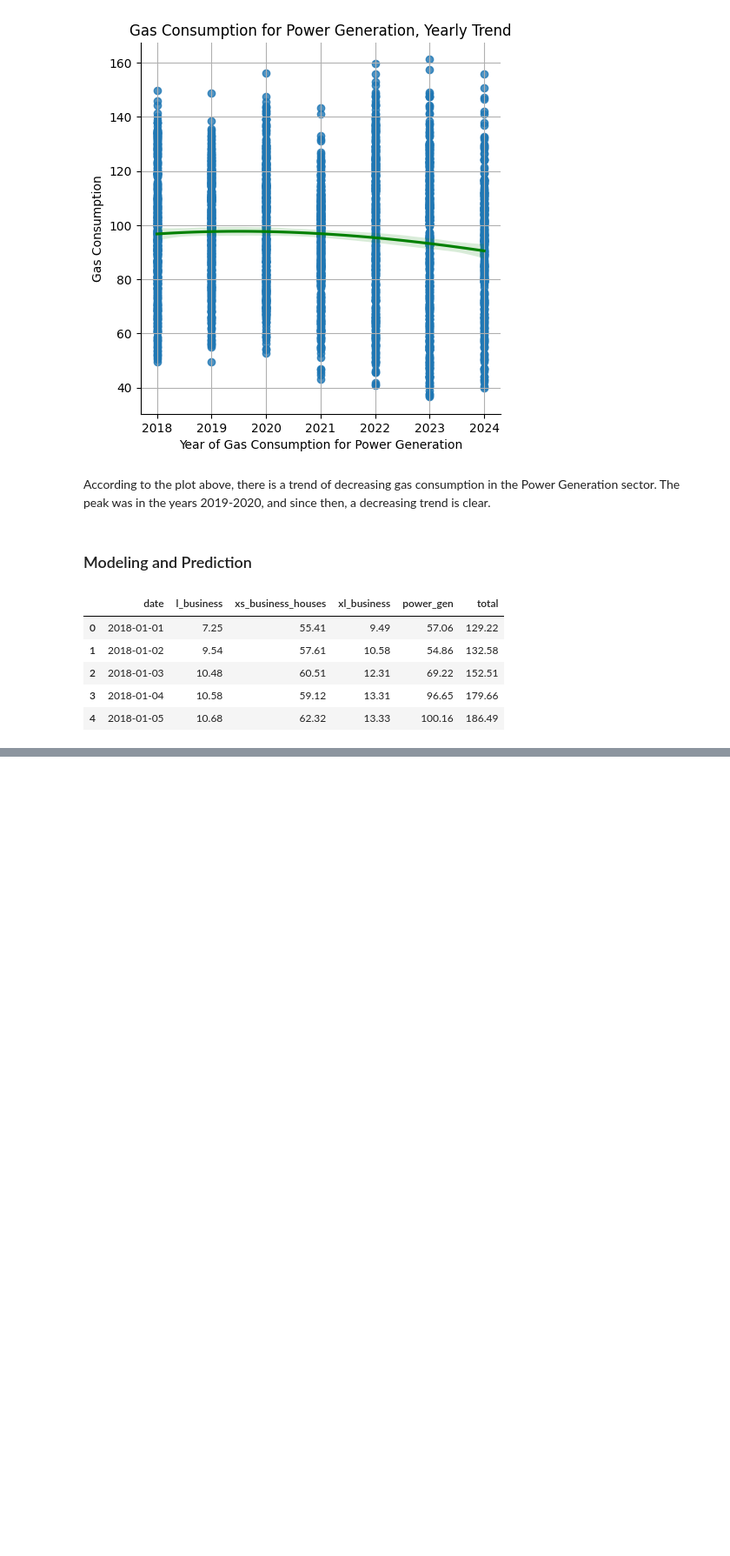
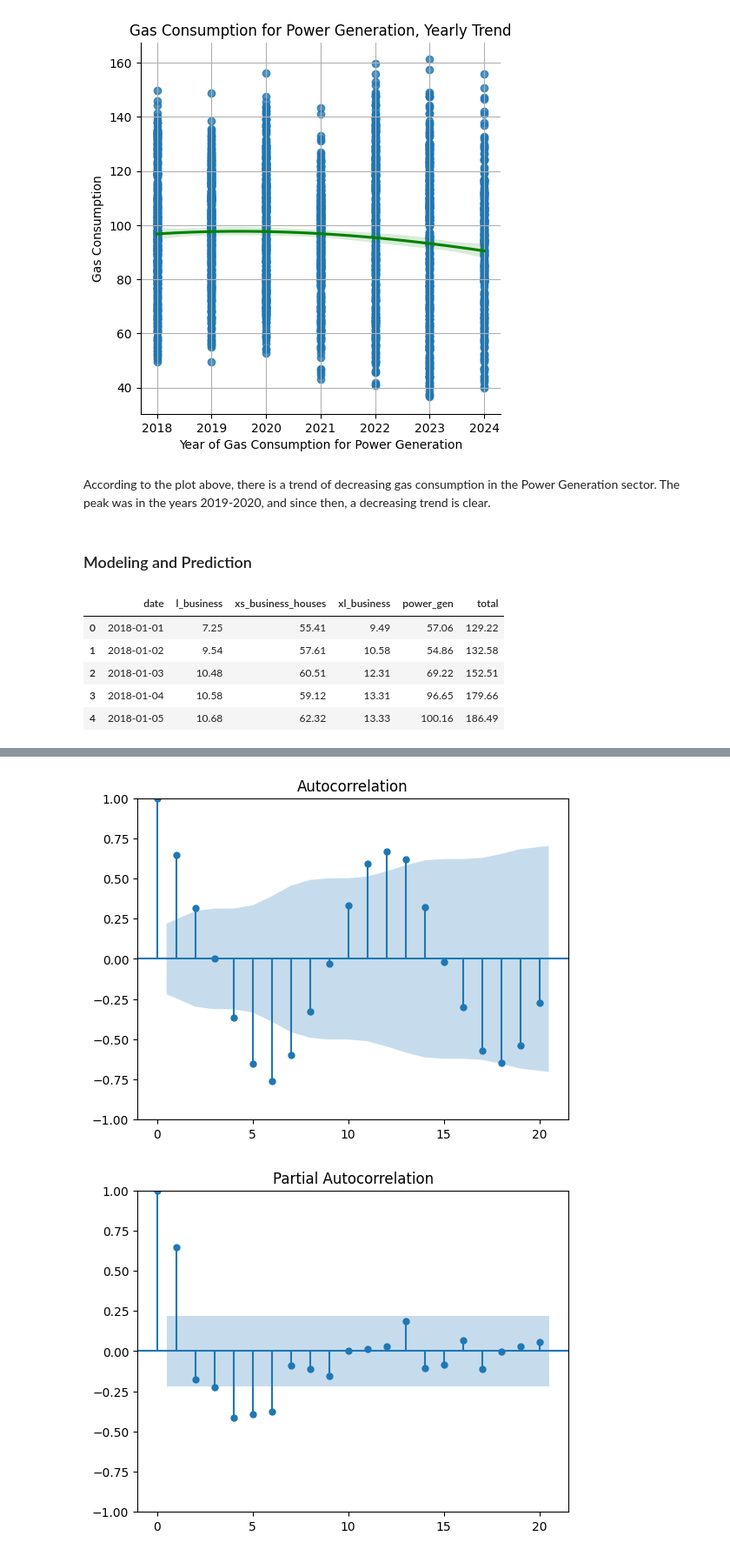
Before and after one commit to Kate-217/pogramming_for_data_analytics, a Jupyter notebook: project/project_2.ipynb, the cells around one changed output, grey strips where cells are left out. Shown at 87% size. Saved outputs shown, nothing was run; the diff lists cells and outputs as text; code cells hidden in the pictures; blank space fills up the shorter version.

```diff
--- a/project/project_2.ipynb
+++ b/project/project_2.ipynb
@@ -447,0 +357,4 @@ plt.show()
+# %%
+# set date as index
+month_houses = month_houses.set_index('date')
+month_houses
@@ -447,0 +394,13 @@ plt.show()
+# %%
+# Differencing the Data
+# Differencing involves subtracting the previous observation from
+# the current observation to remove trends and seasonality.
+
+# First-order differencing
+month_houses['xs_business_houses_diff'] = month_houses['xs_business_houses'].diff()
+
+# Drop the first row with NaN
+diff_series = month_houses['xs_business_houses_diff'].dropna()
+
+# Check stationarity again
+check_stationarity(diff_series)
@@ -447,0 +427,8 @@ plt.show()
+# %%
+# Plot ACF and PACF
+plot_acf(diff_series)
+plot_pacf(diff_series)
+plt.show()
+# %% [output]
+[figure, added]
+[figure, added]
```
Also changed, not shown: parts of 21 cells of this notebook.
